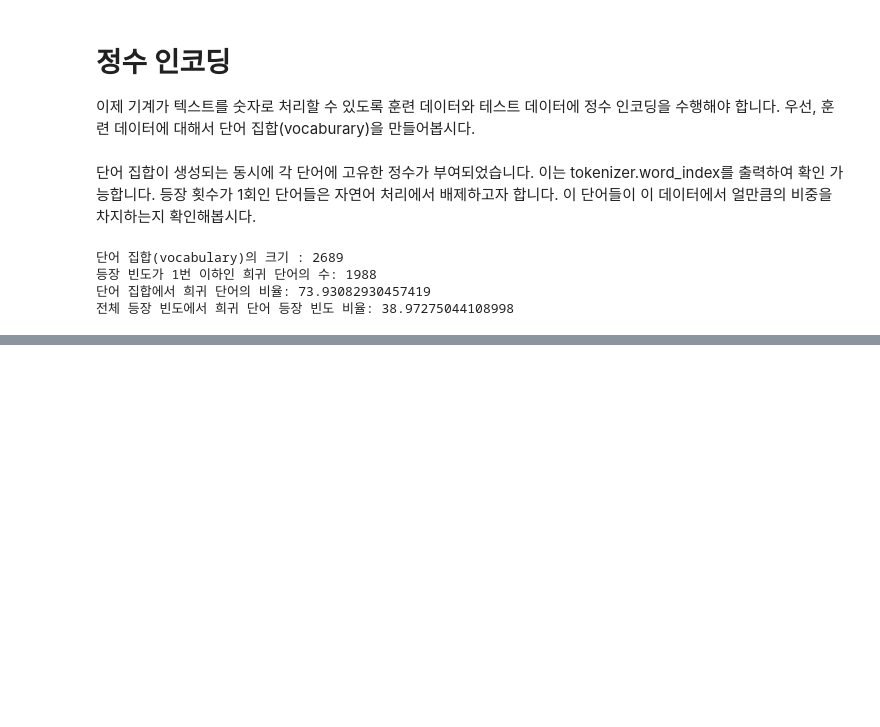
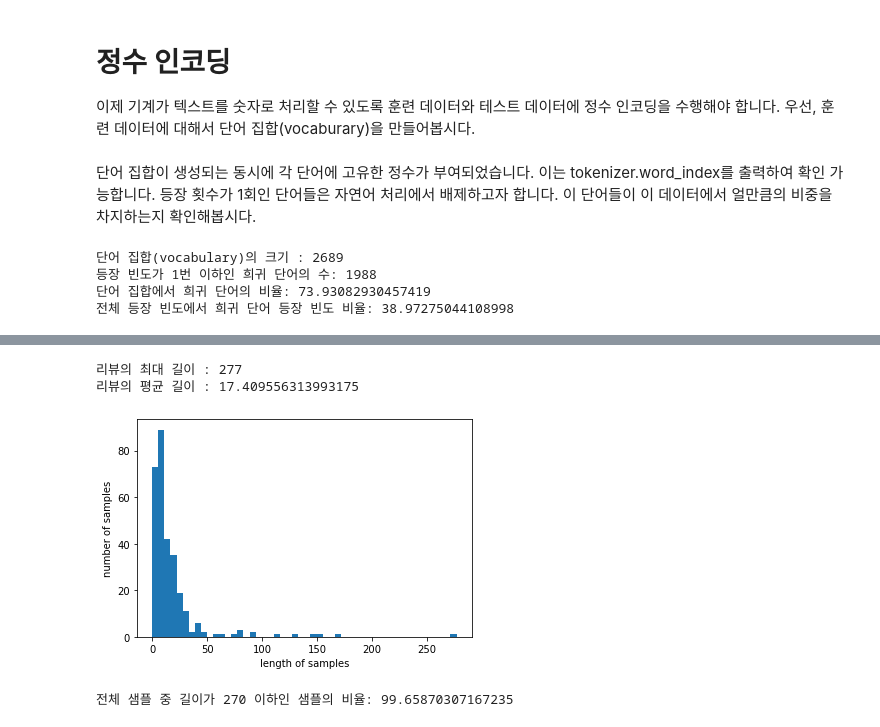
Before and after one commit to zippyfile/ReviewLearning, a Jupyter notebook: ReviewTest.ipynb, the cells around one changed output, grey strips where cells are left out. Cells and saved outputs as stored; diff of their text form; code cells hidden in the pictures; blank space fills up the shorter version.

```diff
--- a/ReviewTest.ipynb
+++ b/ReviewTest.ipynb
@@ -340,0 +345,5 @@ print("전체 등장 빈도에서 희귀 단어 등장 빈도 비율:", (rare_fr
+# %%
+# 전체 단어 개수 중 빈도수 2이하인 단어 개수는 제거.
+# 0번 패딩 토큰과 1번 OOV 토큰을 고려하여 +2
+vocab_size = total_cnt - rare_cnt + 2
+print('단어 집합의 크기 :',vocab_size)
@@ -340,0 +354,5 @@ print("전체 등장 빈도에서 희귀 단어 등장 빈도 비율:", (rare_fr
+# %%
+tokenizer = Tokenizer(vocab_size, oov_token = 'OOV')
+tokenizer.fit_on_texts(X_train)
+X_train = tokenizer.texts_to_sequences(X_train)
+X_test = tokenizer.texts_to_sequences(X_test)
@@ -340,0 +366,11 @@ print("전체 등장 빈도에서 희귀 단어 등장 빈도 비율:", (rare_fr
+# %%
+print('리뷰의 최대 길이 :',max(len(l) for l in X_train))
+print('리뷰의 평균 길이 :',sum(map(len, X_train))/len(X_train))
+plt.hist([len(s) for s in X_train], bins=50)
+plt.xlabel('length of samples')
+plt.ylabel('number of samples')
+plt.show()
+# %% [output]
+리뷰의 최대 길이 : 277
+리뷰의 평균 길이 : 17.409556313993175
+[figure, added]
@@ -340,0 +384,5 @@ print("전체 등장 빈도에서 희귀 단어 등장 빈도 비율:", (rare_fr
+# %%
+max_len = 270
+below_threshold_len(max_len, X_train)
+# %% [output]
+전체 샘플 중 길이가 270 이하인 샘플의 비율: 99.65870307167235
```
Also changed, not shown: parts of 14 cells of this notebook, 1 other file.
